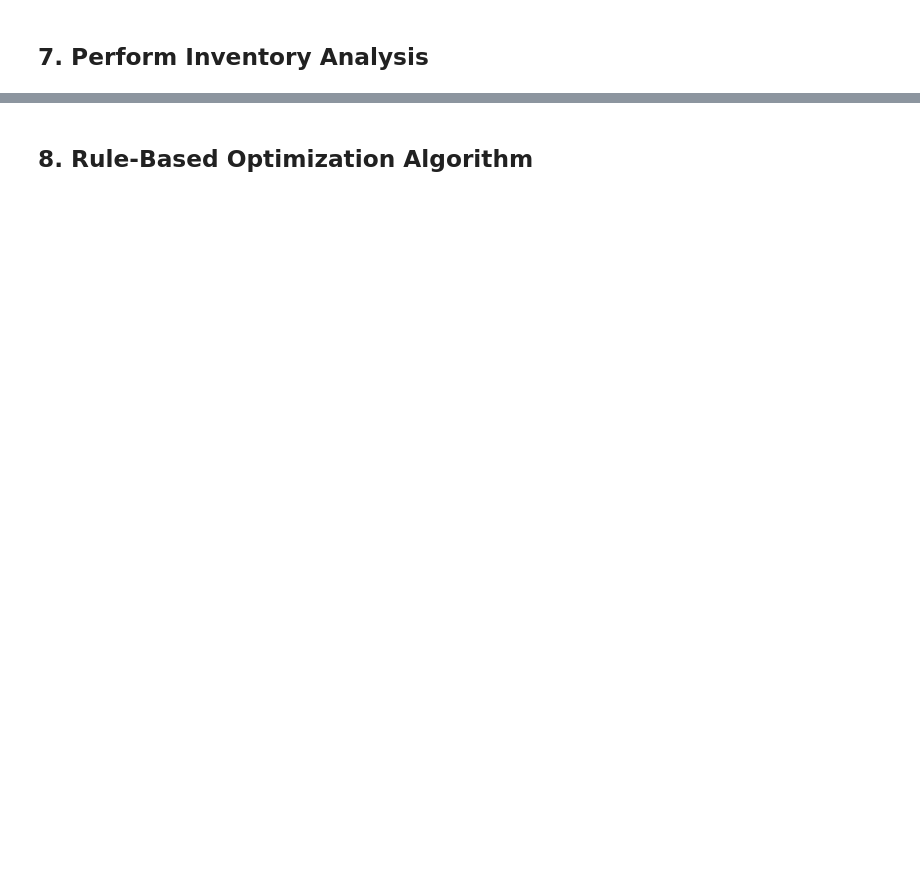
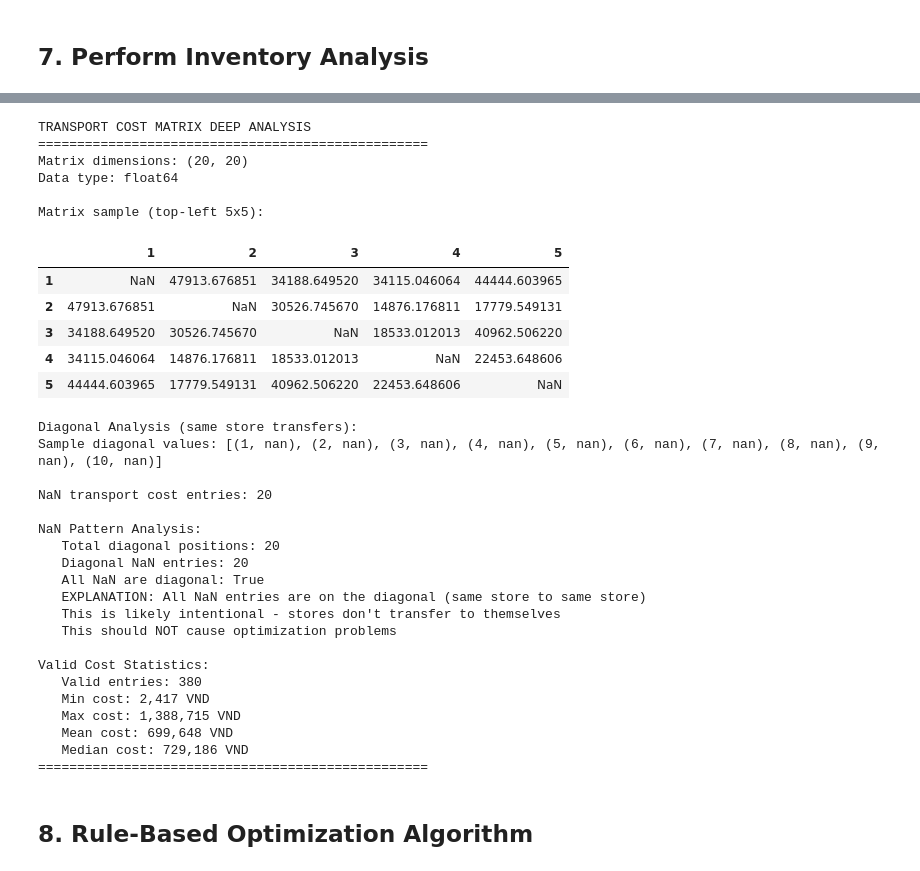
Before and after one commit to nguyenhuuloc0912/inventory_optimization, a Jupyter notebook: notebooks/01_full_process_step_by_step.ipynb, the cells around one changed output, grey strips where cells are left out. Drawn from its saved outputs; the diff is of its cells as text; code cells hidden in the pictures; blank space fills up the shorter version.

```diff
--- a/notebooks/01_full_process_step_by_step.ipynb
+++ b/notebooks/01_full_process_step_by_step.ipynb
@@ -17,9 +17,35 @@ import os
 import sys
 from pathlib import Path
 
-# Add project root to Python path
-project_root = Path.cwd().parent
+# Add project root to Python path (auto-detect repo directory)
+
+def find_project_root(start: Path, target_name: str = "inventory_optimization-master") -> Path:
+    markers = {"src", "notebooks", "pyproject.toml", "README.md"}
+    current = start.resolve()
+
+    # First, look for the repo folder name in current or any parent
+    for parent in [current] + list(current.parents):
+        candidate = parent / target_name
+        if candidate.is_dir():
+            return candidate
+
+    # Fallback: use markers
+    for parent in [current] + list(current.parents):
+        try:
+            entries = {p.name for p in parent.iterdir()} if parent.exists() else set()
+        except Exception:
+            entries = set()
+        if markers & entries:
+            return parent
+
+    return start.resolve()
+
+project_root = find_project_root(Path.cwd())
 os.chdir(project_root)
+
+# Ensure src is importable
+if str(project_root) not in sys.path:
+    sys.path.insert(0, str(project_root))
 
 import pandas as pd
 import numpy as np
@@ -313,6 +443,10 @@ for store_id in transport_cost_matrix.index[:10]:  # Check first 10
         diagonal_values.append((store_id, diag_value))
 
 print(f"Sample diagonal values: {diagonal_values}")
+
+# Count NaN entries in transport cost matrix
+nan_cost_count = transport_cost_matrix.isna().sum().sum()
+print(f"\nNaN transport cost entries: {nan_cost_count}")
 
 # Check for systematic patterns in NaN values
 if nan_cost_count > 0:
@@ -330,33 +464,66 @@ if nan_cost_count > 0:
     if diagonal_nans == nan_cost_count:
         print(f"   EXPLANATION: All NaN entries are on the diagonal (same store to same store)")
         print(f"   This is likely intentional - stores don't transfer to themselves")
         print(f"   This should NOT cause optimization problems")
     else:
         print(f"   WARNING: Some NaN entries are off-diagonal - this WILL cause problems")
 
         # Find off-diagonal NaN entries
         off_diagonal_nans = []
         for i in transport_cost_matrix.index:
             for j in transport_cost_matrix.columns:
                 if i != j and nan_mask.loc[i, j]:
                     off_diagonal_nans.append((i, j))
 
         print(f"   Off-diagonal NaN locations: {off_diagonal_nans[:5]}")
 
 # Statistics of non-NaN values
 valid_costs = transport_cost_matrix[~transport_cost_matrix.isna()]
 if len(valid_costs.values.flatten()) > 0:
     valid_costs_flat = valid_costs.values.flatten()
     valid_costs_flat = valid_costs_flat[~pd.isna(valid_costs_flat)]
 
     print(f"\nValid Cost Statistics:")
     print(f"   Valid entries: {len(valid_costs_flat)}")
     print(f"   Min cost: {valid_costs_flat.min():,.0f} VND")
     print(f"   Max cost: {valid_costs_flat.max():,.0f} VND")
     print(f"   Mean cost: {valid_costs_flat.mean():,.0f} VND")
     print(f"   Median cost: {np.median(valid_costs_flat):,.0f} VND")
 
 print("=" * 50)
+# %% [output]
+TRANSPORT COST MATRIX DEEP ANALYSIS
+==================================================
+Matrix dimensions: (20, 20)
+Data type: float64
+
+Matrix sample (top-left 5x5):
+|  | 1 | 2 | 3 | 4 | 5 |
+| 1 | NaN | 47913.676851 | 34188.649520 | 34115.046064 | 44444.603965 |
+| 2 | 47913.676851 | NaN | 30526.745670 | 14876.176811 | 17779.549131 |
+| 3 | 34188.649520 | 30526.745670 | NaN | 18533.012013 | 40962.506220 |
+| 4 | 34115.046064 | 14876.176811 | 18533.012013 | NaN | 22453.648606 |
+| 5 | 44444.603965 | 17779.549131 | 40962.506220 | 22453.648606 | NaN |
+Diagonal Analysis (same store transfers):
+Sample diagonal values: [(1, nan), (2, nan), (3, nan), (4, nan), (5, nan), (6, nan), (7, nan), (8, nan), (9, nan), (10, nan)]
+
+NaN transport cost entries: 20
+
+NaN Pattern Analysis:
+   Total diagonal positions: 20
+   Diagonal NaN entries: 20
+   All NaN are diagonal: True
+   EXPLANATION: All NaN entries are on the diagonal (same store to same store)
+   This is likely intentional - stores don't transfer to themselves
+   This should NOT cause optimization problems
+
+Valid Cost Statistics:
+   Valid entries: 380
+   Min cost: 2,417 VND
+   Max cost: 1,388,715 VND
+   Mean cost: 699,648 VND
+   Median cost: 729,186 VND
+==================================================
 # %% [markdown]
 ## 8. Rule-Based Optimization Algorithm
 # %%
```
Also changed, not shown: parts of 22 cells of this notebook.
